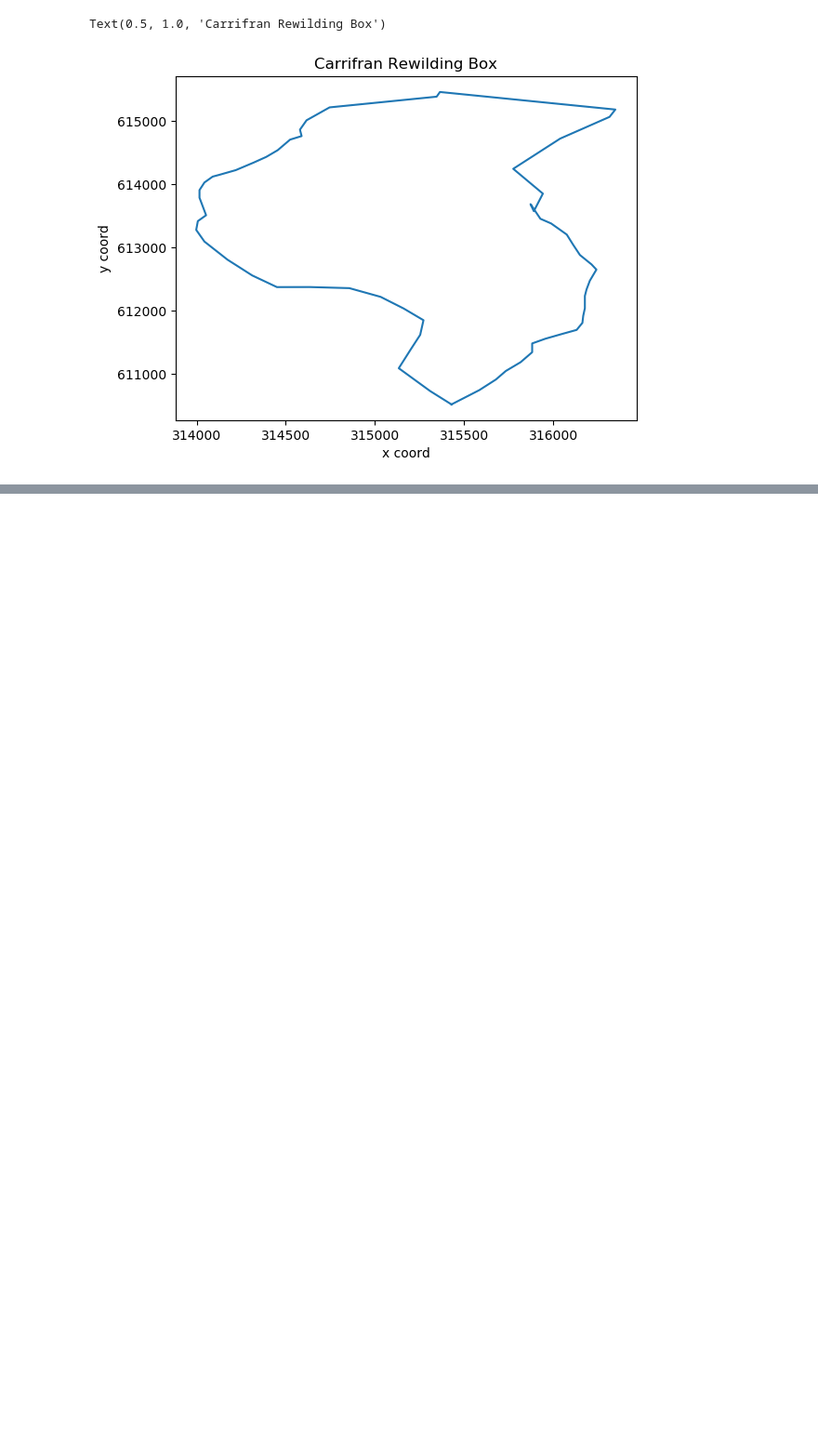
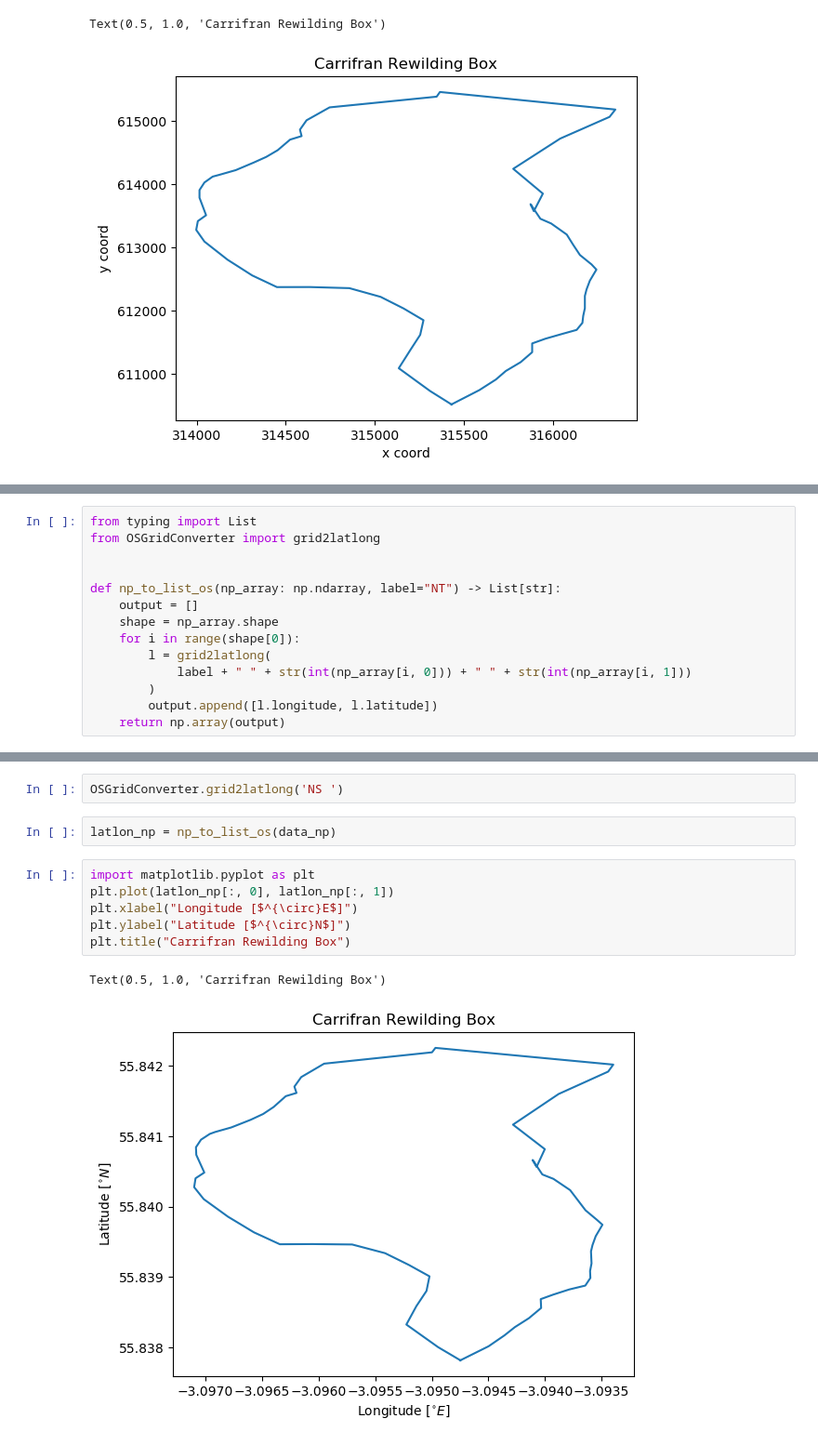
Before and after one commit to ai4er-cdt/geograph, a Jupyter notebook: notebooks/ST_Carrifran.ipynb, the cells around one changed output, grey strips where cells are left out. Shown at 93% size. Drawn from its saved outputs; the diff is of its cells as text; blank space fills up the shorter version.

Commit message:
carrifran boundary converted to lon lat

```diff
--- a/notebooks/ST_Carrifran.ipynb
+++ b/notebooks/ST_Carrifran.ipynb
@@ -108,0 +116,14 @@ Text(0.5, 1.0, 'Carrifran Rewilding Box')
+# %%
+from typing import List
+from OSGridConverter import grid2latlong
+
+
+def np_to_list_os(np_array: np.ndarray, label="NT") -> List[str]:
+    output = []
+    shape = np_array.shape
+    for i in range(shape[0]):
+        l = grid2latlong(
+            label + " " + str(int(np_array[i, 0])) + " " + str(int(np_array[i, 1]))
+        )
+        output.append([l.longitude, l.latitude])
+    return np.array(output)
@@ -108,0 +150,13 @@ Text(0.5, 1.0, 'Carrifran Rewilding Box')
+# %%
+OSGridConverter.grid2latlong('NS ')
+# %%
+latlon_np = np_to_list_os(data_np)
+# %%
+import matplotlib.pyplot as plt
+plt.plot(latlon_np[:, 0], latlon_np[:, 1])
+plt.xlabel("Longitude [$^{\circ}E$]")
+plt.ylabel("Latitude [$^{\circ}N$]")
+plt.title("Carrifran Rewilding Box")
+# %% [output]
+Text(0.5, 1.0, 'Carrifran Rewilding Box')
+[figure, added]
```
Also changed, not shown: parts of 6 cells of this notebook.
